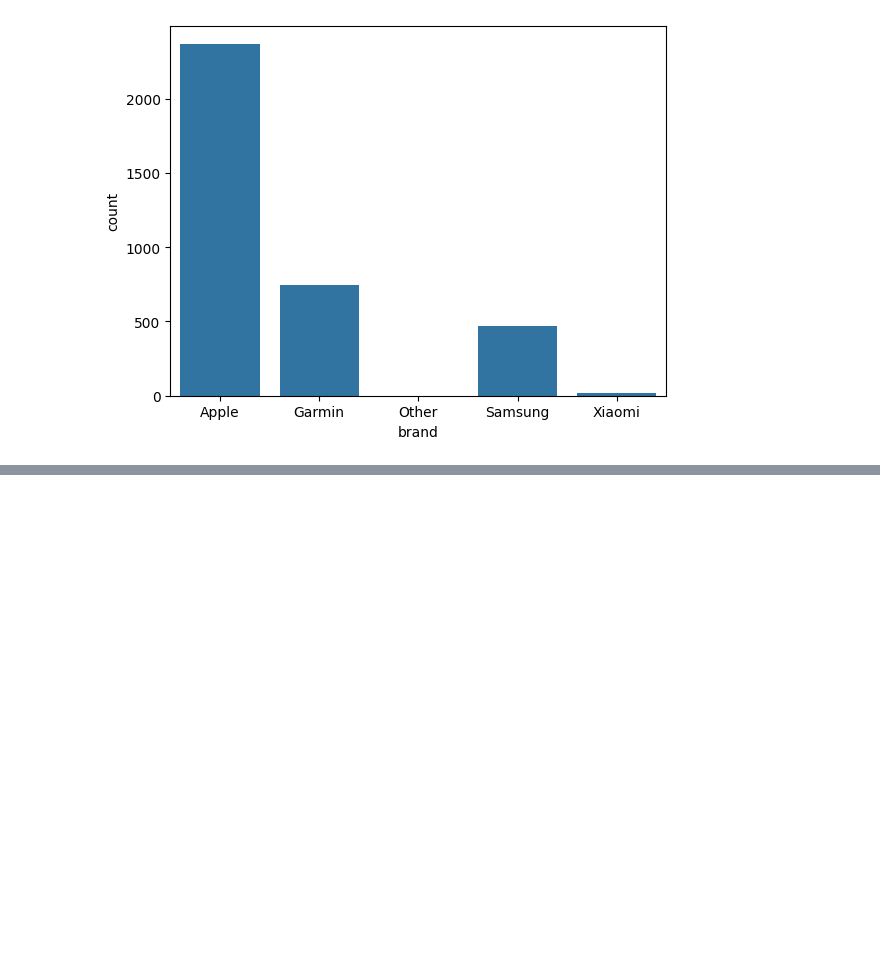
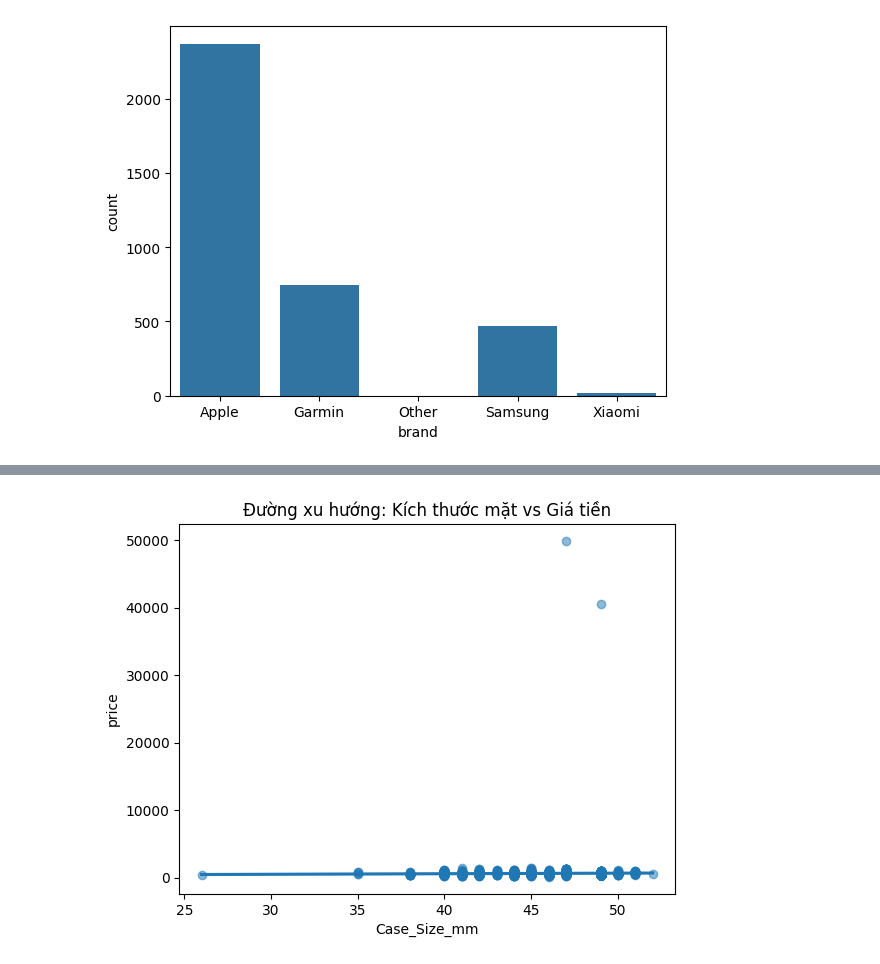
Before and after one commit to khangnguyen-data/Global_SmartWatch_Marketplace, a Jupyter notebook: EDA_demo.ipynb, the cells around one changed output, grey strips where cells are left out. Cells and saved outputs as stored; diff of their text form; code cells hidden in the pictures; blank space fills up the shorter version.

```diff
--- a/EDA_demo.ipynb
+++ b/EDA_demo.ipynb
@@ -139,0 +272,6 @@ sns.countplot(data=df, x='brand');
+# %%
+sns.regplot(data=df, x='Case_Size_mm', y='price', scatter_kws={'alpha':0.5})
+plt.title('Đường xu hướng: Kích thước mặt vs Giá tiền')
+plt.show()
+# %% [output]
+[figure, added]
```
Also changed, not shown: parts of 21 cells of this notebook.
